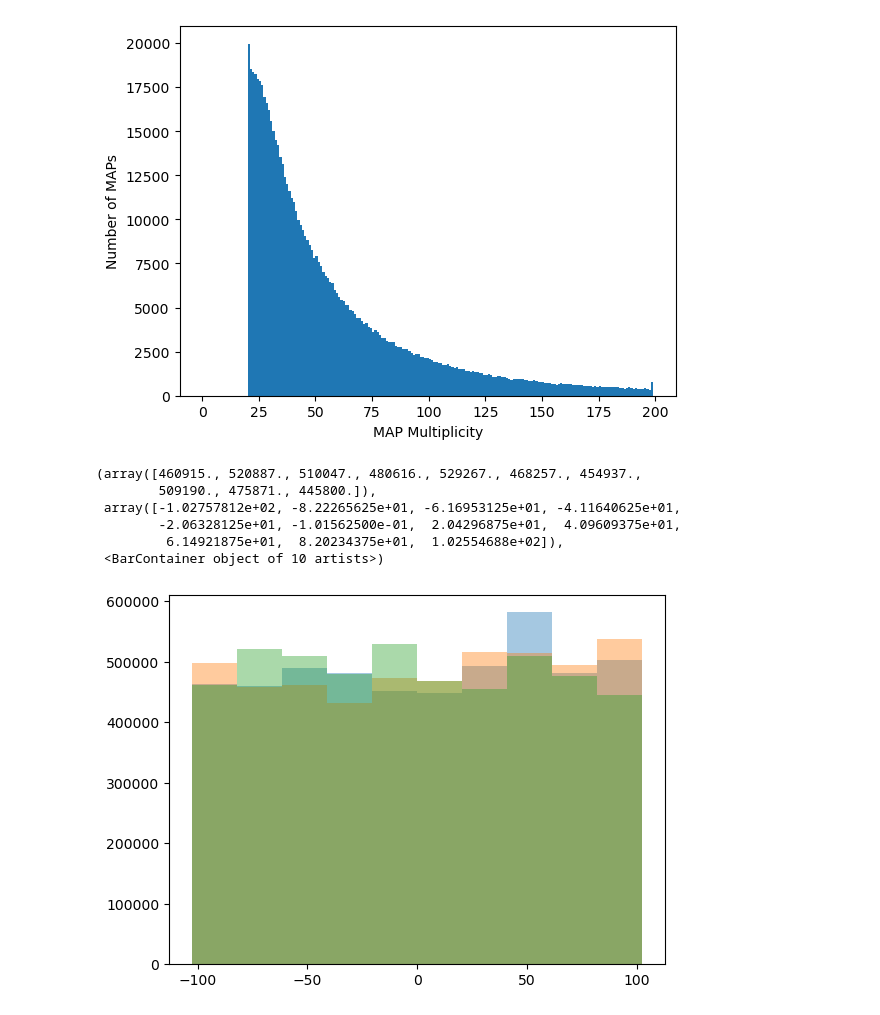
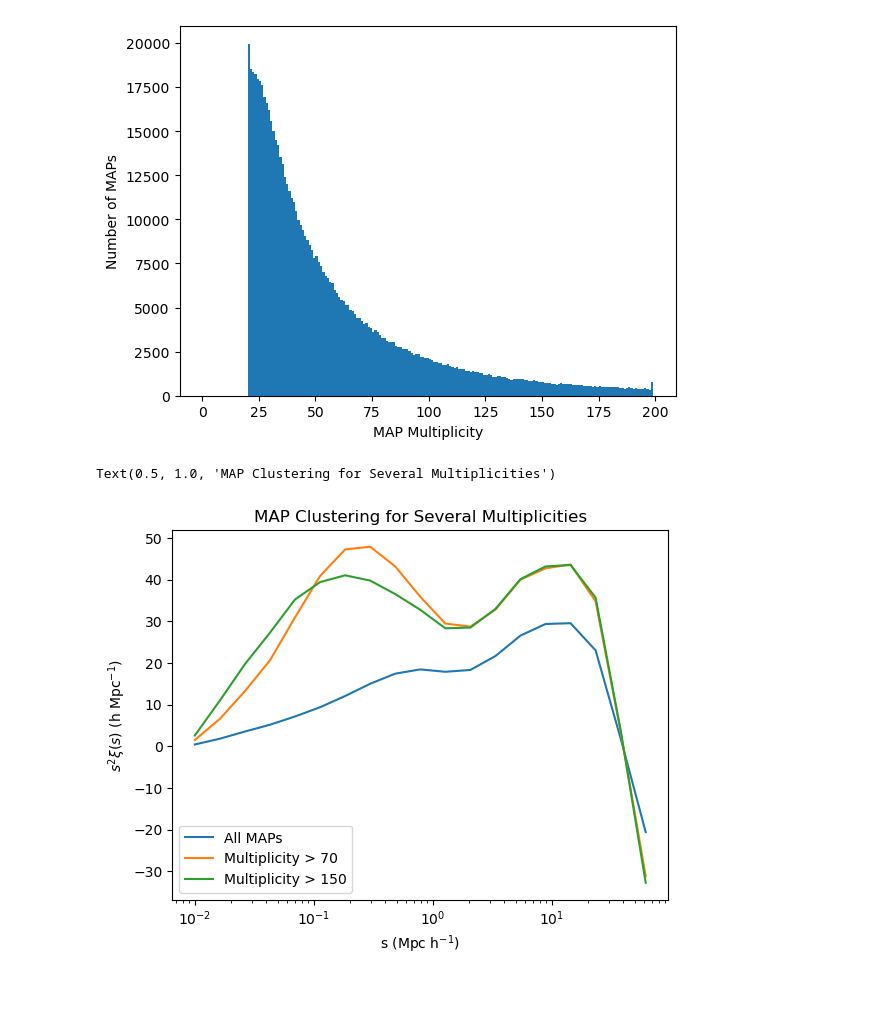
Before and after one commit to catherine-miller/bgsmaps, a Jupyter notebook: mapclustering.ipynb, the cells around one changed output. Cells and saved outputs as stored; diff of their text form; code cells hidden in the pictures.

```diff
--- a/mapclustering.ipynb
+++ b/mapclustering.ipynb
@@ -83,11 +105,36 @@ Text(0, 0.5, 'Number of MAPs')
 [figure]
 # %%
 #calculate the correlation function
+
+sbins = np.logspace(-2,2,num=20)
+cart_pos = np.array([maps_z0_2['x'],maps_z0_2['y'],maps_z0_2['z']])
+tpcf_all = TwoPointCorrelationFunction("s",sbins,cart_pos,boxsize=2*102.5)
+tpcf_all.save("correlationfunction/tpcf_all")
-# %% [output]
-(array([460915., 520887., 510047., 480616., 529267., 468257., 454937.,
-        509190., 475871., 445800.]),
- array([-1.02757812e+02, -8.22265625e+01, -6.16953125e+01, -4.11640625e+01,
-        -2.06328125e+01, -1.01562500e-01,  2.04296875e+01,  4.09609375e+01,
-         6.14921875e+01,  8.20234375e+01,  1.02554688e+02]),
- <BarContainer object of 10 artists>)
-[figure, removed]
+# %%
+cart_pos = np.array([highmult['x'],highmult['y'],highmult['z']])
+tpcf_highmult = TwoPointCorrelationFunction("s",sbins,cart_pos,boxsize=2*102.5)
+tpcf_highmult.save("correlationfunction/tpcf_highmult")
+# %%
+mult_70 = maps_z0_2[maps_z0_2['mult'] > 70]
+cart_pos = np.array([mult_70['x'],mult_70['y'],mult_70['z']])
+tpcf_70 = TwoPointCorrelationFunction("s",sbins,cart_pos,boxsize=2*102.5)
+tpcf_70.save("correlationfunction/tpcf_mult70")
+# %%
+binsmed = (sbins[:-1]+ sbins[1:])/2
+# %%
+allcorr = tpcf_all.get_corr()*binsmed**2
+highmultcorr = tpcf_highmult.get_corr()*binsmed**2
+corr70 = tpcf_70.get_corr()*binsmed**2
+# %%
+plt.figure()
+plt.plot(sbins[:-1],allcorr,label='All MAPs')
+plt.plot(sbins[:-1],corr70,label='Multiplicity > 70')
+plt.plot(sbins[:-1],highmultcorr,label='Multiplicity > 150')
+plt.legend()
+plt.xlabel(r"s (Mpc h$^{-1}$)")
+plt.xscale('log')
+plt.ylabel(r"$s^2\xi(s)$ (h Mpc$^{-1}$)")
+plt.title("MAP Clustering for Several Multiplicities")
+# %% [output]
+Text(0.5, 1.0, 'MAP Clustering for Several Multiplicities')
+[figure, added]
```
Also changed, not shown: parts of 28 cells of this notebook, 15 other files.
